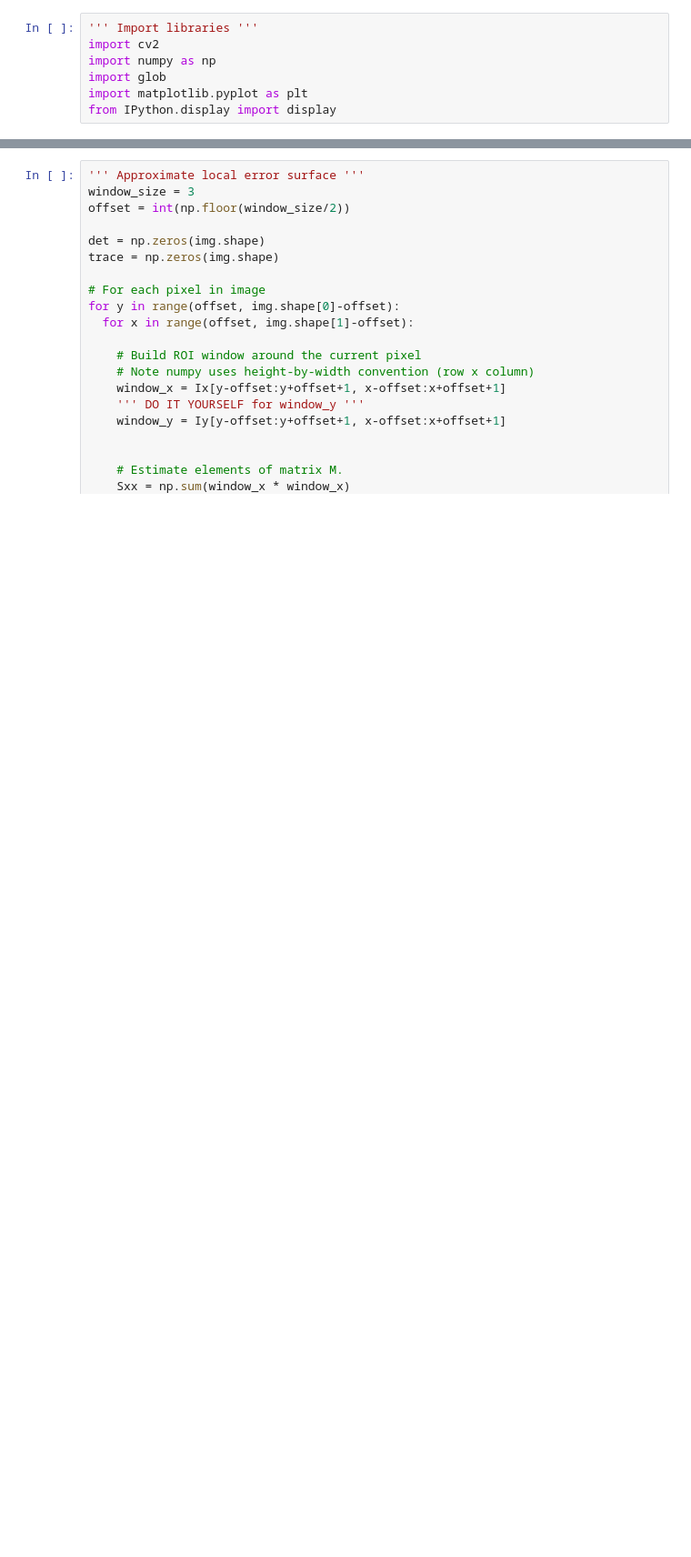
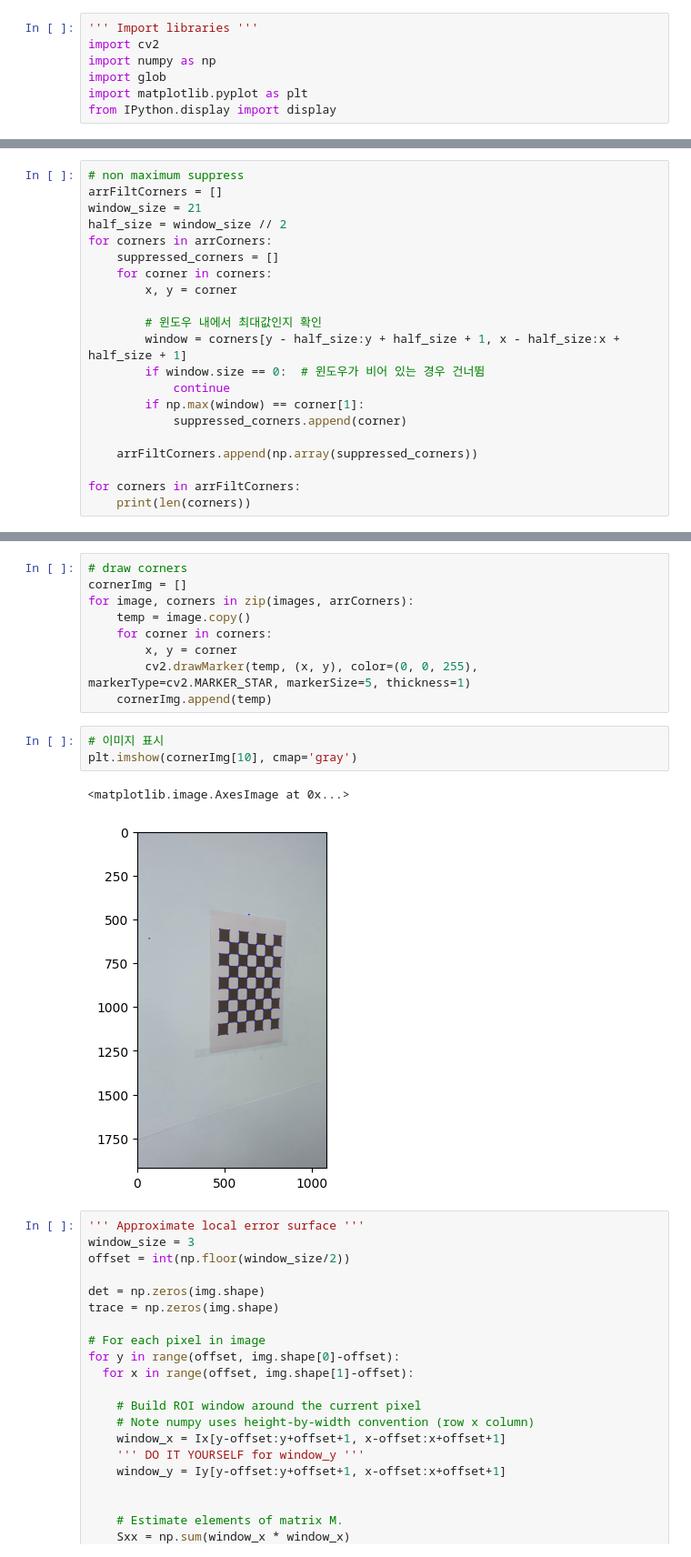
Before and after one commit to Phw9/calibration_ipynb, a Jupyter notebook: calib.ipynb, the cells around one changed output, grey strips where cells are left out. Shown: that part at 91% size. Cells and saved outputs as stored; diff of their text form; blank space fills up the shorter version.

```diff
--- a/calib.ipynb
+++ b/calib.ipynb
@@ -48,0 +102,21 @@ plt.imshow(Iy, cmap='gray')
+# %%
+# non maximum suppress
+arrFiltCorners = []
+window_size = 21
+half_size = window_size // 2
+for corners in arrCorners:
+    suppressed_corners = []
+    for corner in corners:
+        x, y = corner
+
+        # 윈도우 내에서 최대값인지 확인
+        window = corners[y - half_size:y + half_size + 1, x - half_size:x + half_size + 1]
+        if window.size == 0:  # 윈도우가 비어 있는 경우 건너뜀
+            continue
+        if np.max(window) == corner[1]:
+            suppressed_corners.append(corner)
+
+    arrFiltCorners.append(np.array(suppressed_corners))
+
+for corners in arrFiltCorners:
+    print(len(corners))
@@ -49,3 +141,18 @@ plt.imshow(Iy, cmap='gray')
+# %%
+# draw corners
+cornerImg = []
+for image, corners in zip(images, arrCorners):
+    temp = image.copy()
+    for corner in corners:
+        x, y = corner
+        cv2.drawMarker(temp, (x, y), color=(0, 0, 255), markerType=cv2.MARKER_STAR, markerSize=5, thickness=1)
+    cornerImg.append(temp)
+# %%
+# 이미지 표시
+plt.imshow(cornerImg[10], cmap='gray')
+# %% [output]
+<matplotlib.image.AxesImage at 0x...>
+[figure, added]
 # %%
 ''' Approximate local error surface '''
 window_size = 3
```
Also changed, not shown: parts of 8 cells of this notebook, 1 other file.
